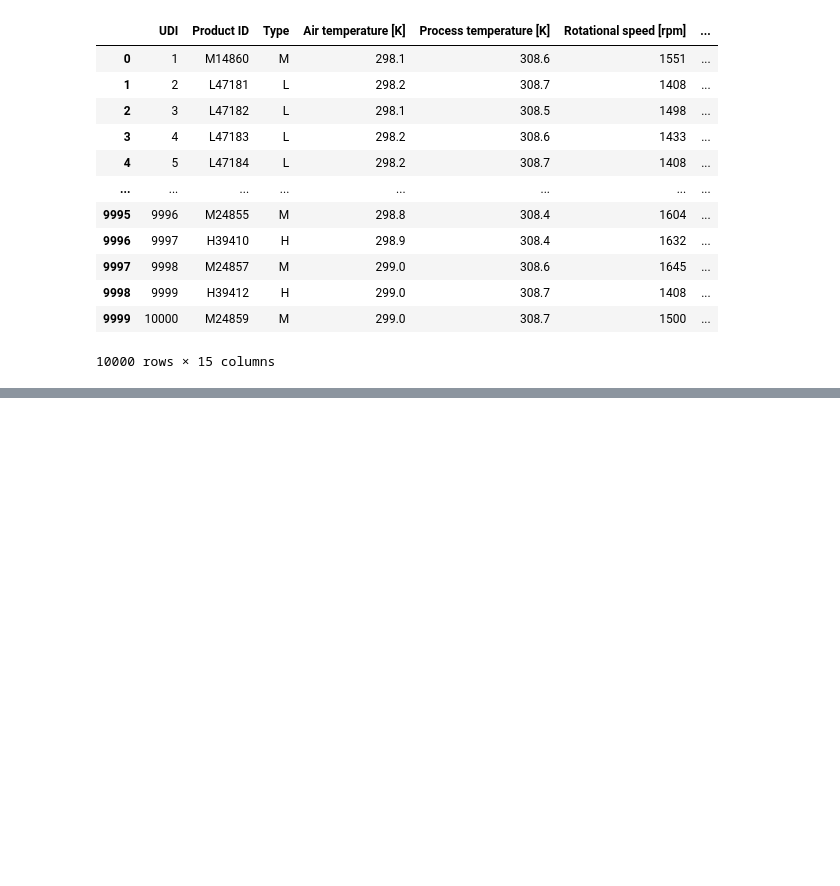
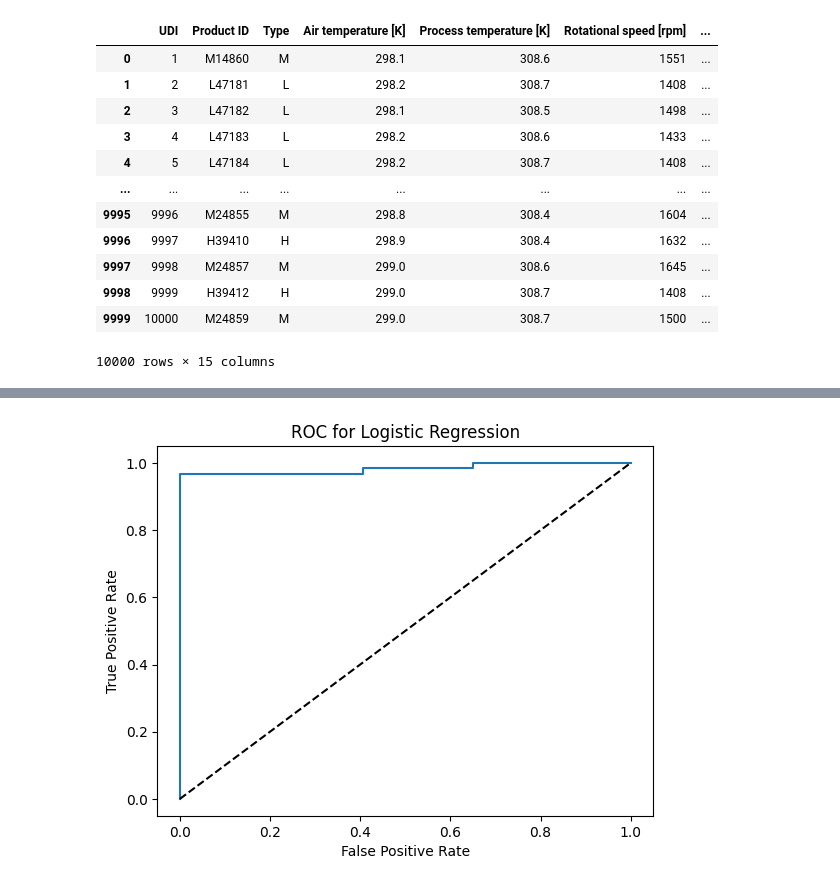
Before and after one commit to dpatil23/Grid-Intelligence-ML, a Jupyter notebook: Assignment_3_230343.ipynb, the cells around one changed output, grey strips where cells are left out. Cells and saved outputs as stored; diff of their text form; code cells hidden in the pictures; blank space fills up the shorter version.

```diff
--- a/Assignment_3_230343.ipynb
+++ b/Assignment_3_230343.ipynb
@@ -178,0 +339,13 @@ one_hot_encoded_data
+# %%
+# LOGISTIC REGRESSION ROC
+y_prob_lr=best_lr_model.predict_proba(x_test)[:,1]
+fpr_lr,tpr_lr,thresholds_lr=roc_curve(y_test,y_prob_lr)
+auc_lr=auc(fpr_lr,tpr_lr)
+plt.plot(fpr_lr,tpr_lr,label=f"Logistic Regression (AUC={auc_lr:.2f})")
+plt.plot([0,1],[0,1],'k--',label="Random Guess")
+plt.title('ROC for Logistic Regression')
+plt.xlabel('False Positive Rate')
+plt.ylabel('True Positive Rate')
+plt.show()
+# %% [output]
+[figure, added]
```
Also changed, not shown: parts of 17 cells of this notebook.
